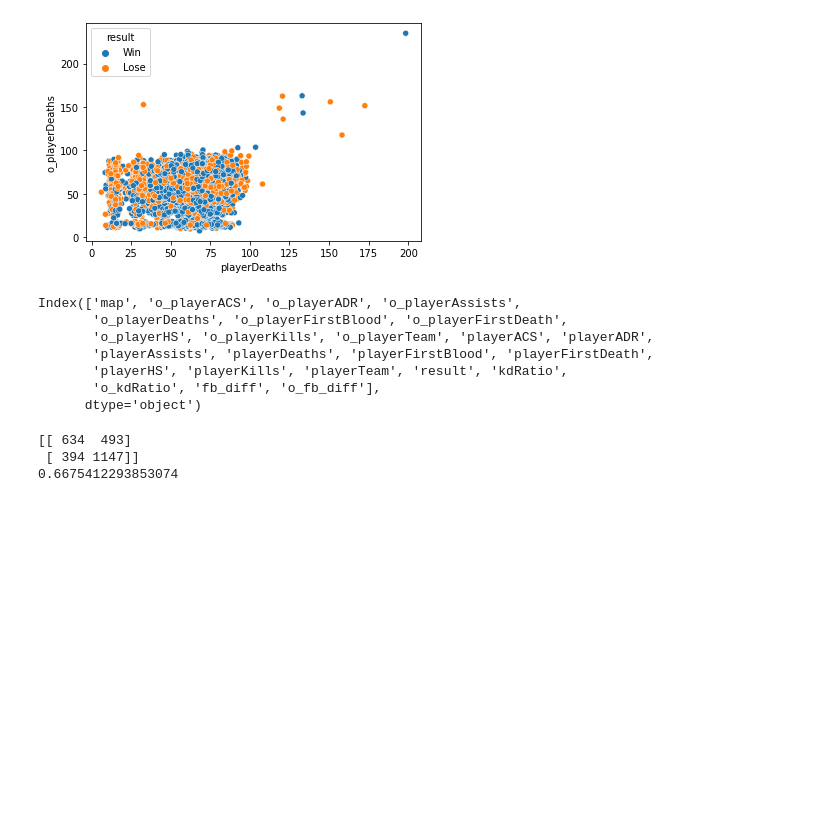
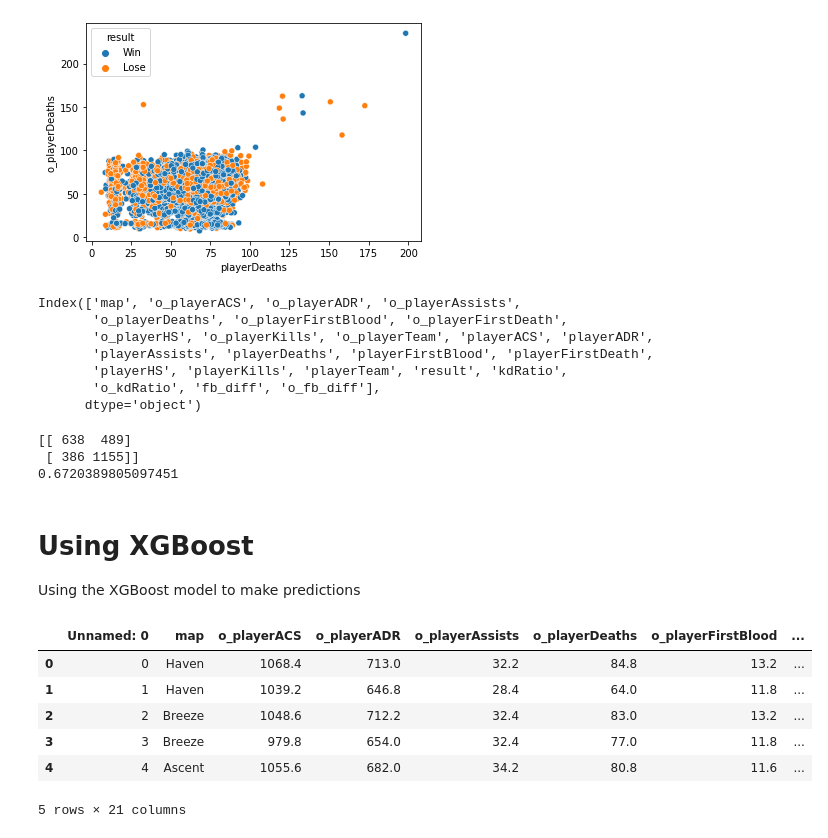
Before and after one commit to timothyliutl/ValorantData, a Jupyter notebook: secondAttempt.ipynb, the cells around one changed output. Saved outputs shown, nothing was run; the diff lists cells and outputs as text; code cells hidden in the pictures; blank space fills up the shorter version.

Commit message:
added xgboost decision tree classifier

```diff
--- a/secondAttempt.ipynb
+++ b/secondAttempt.ipynb
@@ -111,7 +98,7 @@ from sklearn.linear_model import LogisticRegression
 from sklearn.model_selection import train_test_split
 from sklearn.metrics import confusion_matrix, accuracy_score
 
-cat_col = ['playerTeam', 'o_playerTeam', 'result']
+cat_col = ['playerTeam', 'o_playerTeam', 'result', 'map']
 num_cols =['o_playerACS', 'o_playerADR','playerACS', 'playerADR','kdRatio',
 'o_kdRatio', 'fb_diff', 'o_fb_diff', 'playerKills', 'o_playerKills','playerDeaths', 'o_playerDeaths']
 modeldf = pd.get_dummies(haven_team_total[cat_col])
@@ -123,6 +110,6 @@ clf.fit(X_train, y_train)
 print(confusion_matrix(y_pred=clf.predict(X_test), y_true=y_test))
 print(accuracy_score(y_pred=clf.predict(X_test), y_true=y_test))
 # %% [output]
-[[ 634  493]
- [ 394 1147]]
-0.6675412293853074
+[[ 638  489]
+ [ 386 1155]]
+0.6720389805097451
@@ -130,0 +116,3 @@ print(accuracy_score(y_pred=clf.predict(X_test), y_true=y_test))
+# %% [markdown]
+# Using XGBoost
+Using the XGBoost model to make predictions
@@ -130,0 +123,11 @@ print(accuracy_score(y_pred=clf.predict(X_test), y_true=y_test))
+# %%
+df = pd.read_csv('teamMovingAvg.csv')
+df.head()
+# %% [output]
+|  | Unnamed: 0 | map | o_playerACS | o_playerADR | o_playerAssists | o_playerDeaths | o_playerFirstBlood | ... |
+| 0 | 0 | Haven | 1068.4 | 713.0 | 32.2 | 84.8 | 13.2 | ... |
+| 1 | 1 | Haven | 1039.2 | 646.8 | 28.4 | 64.0 | 11.8 | ... |
+| 2 | 2 | Breeze | 1048.6 | 712.2 | 32.4 | 83.0 | 13.2 | ... |
+| 3 | 3 | Breeze | 979.8 | 654.0 | 32.4 | 77.0 | 11.8 | ... |
+| 4 | 4 | Ascent | 1055.6 | 682.0 | 34.2 | 80.8 | 11.6 | ... |
+5 rows × 21 columns
```
Also changed, not shown: parts of 12 cells of this notebook, 2 other files.
